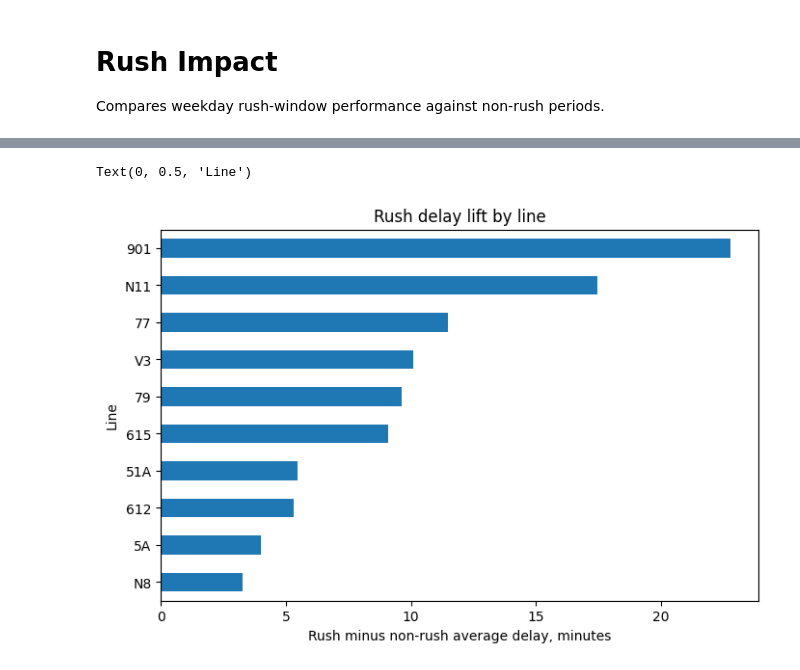
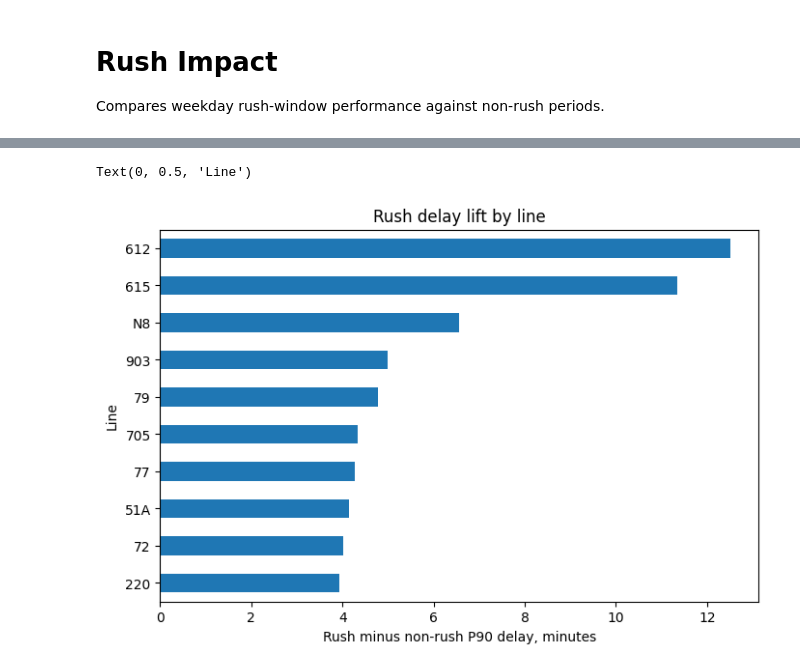
Before and after one commit to SanttuA/bus-lateness-analysis, a Jupyter notebook: notebooks/03_rush_impact.ipynb, the cells around one changed output, grey strips where cells are left out. Cells and saved outputs as stored; diff of their text form; code cells hidden in the pictures.

```diff
--- a/notebooks/03_rush_impact.ipynb
+++ b/notebooks/03_rush_impact.ipynb
@@ -25,6 +25,8 @@ RUSH_WINDOWS = ["07:00-09:00", "15:00-18:00"]
 INCLUDE_WEEKENDS = False
 MIN_OBSERVATIONS = 50
 LIMIT = 10
+QUALITY_MODE = "conservative"
+BUCKET = "trip-stop"
 # %%
 class Args:
     db = DB
@@ -33,6 +35,9 @@ class Args:
     include_weekends = INCLUDE_WEEKENDS
     min_observations = MIN_OBSERVATIONS
     limit = LIMIT
+    quality_mode = QUALITY_MODE
+    exclude_stop_call_disagreement = False
+    bucket = BUCKET
 
 df = rush_impact.load_observations(Args)
 impact = rush_impact.build_rush_impact(Args, df)
@@ -52,13 +57,13 @@ impact
 # %%
-ax = impact.sort_values("rush_delay_lift_min").plot.barh(
+ax = impact.sort_values("rush_p90_delay_lift_min").plot.barh(
     x="line_ref",
-    y="rush_delay_lift_min",
+    y="rush_p90_delay_lift_min",
     legend=False,
     figsize=(8, 5),
     title="Rush delay lift by line",
 )
-ax.set_xlabel("Rush minus non-rush average delay, minutes")
+ax.set_xlabel("Rush minus non-rush P90 delay, minutes")
 ax.set_ylabel("Line")
 # %% [output]
 Text(0, 0.5, 'Line')
-[figure, old version]
+[figure, new version]
```
Also changed, not shown: parts of 1 cell of this notebook.
